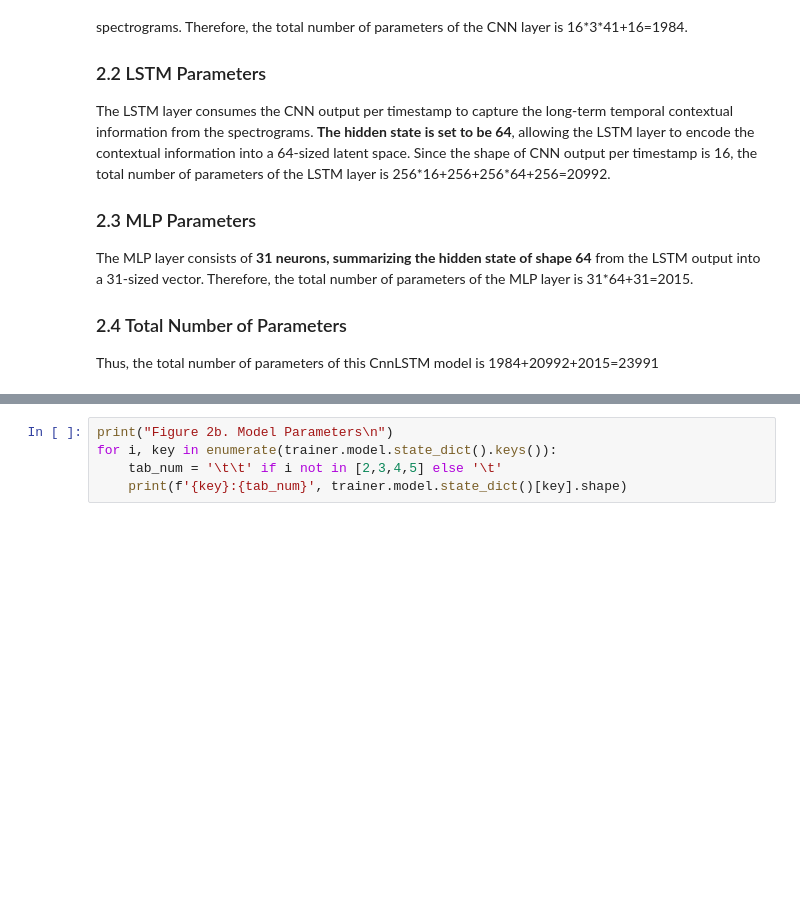
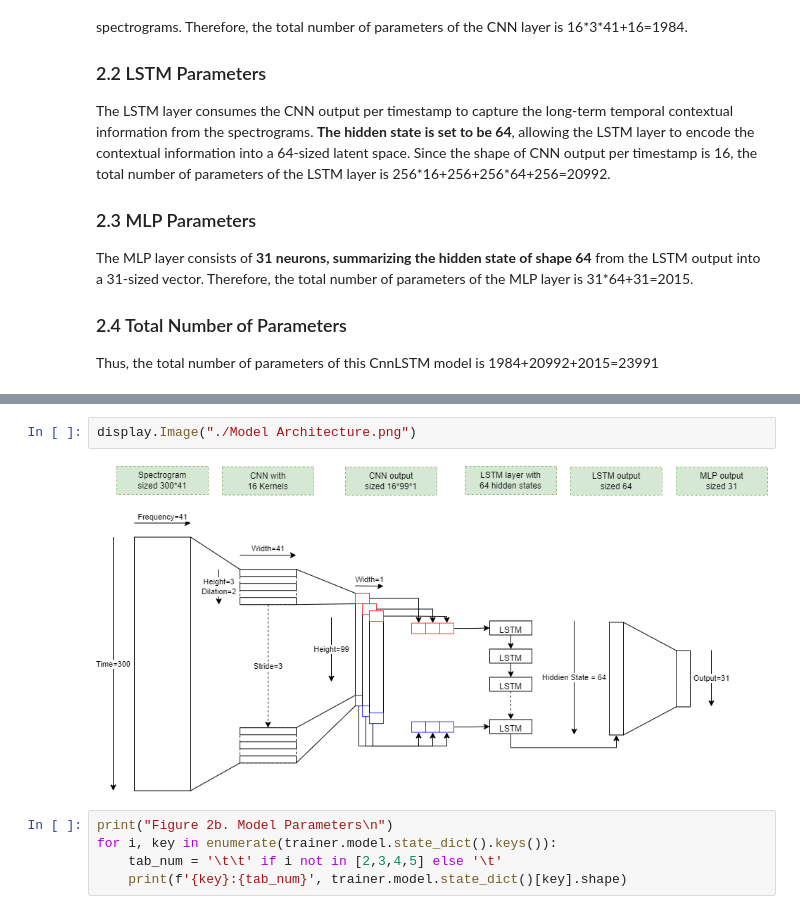
Before and after one commit to MichaelCheung105/speech-to-intent, a Jupyter notebook: docs/Report.ipynb, the cells around one changed output, grey strips where cells are left out. Cells and saved outputs as stored; diff of their text form; blank space fills up the shorter version.

Commit message:
Change display image to PNG

```diff
--- a/docs/Report.ipynb
+++ b/docs/Report.ipynb
@@ -101,3 +97,7 @@ display.IFrame("./Model Architecture.pdf", width=1000, height=500)
+# %%
+display.Image("./Model Architecture.png")
+# %% [output]
+[figure, added]
 # %%
 print("Figure 2b. Model Parameters\n")
 for i, key in enumerate(trainer.model.state_dict().keys()):
```
Also changed, not shown: parts of 1 cell of this notebook.
